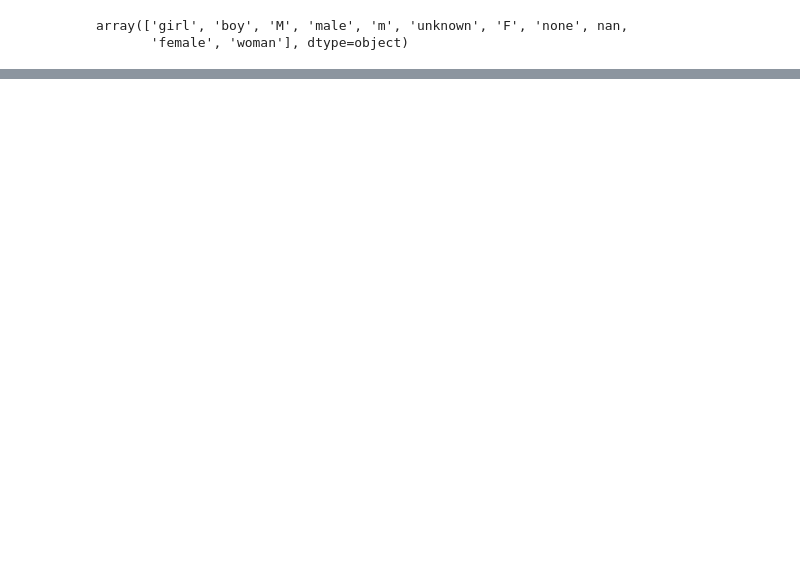
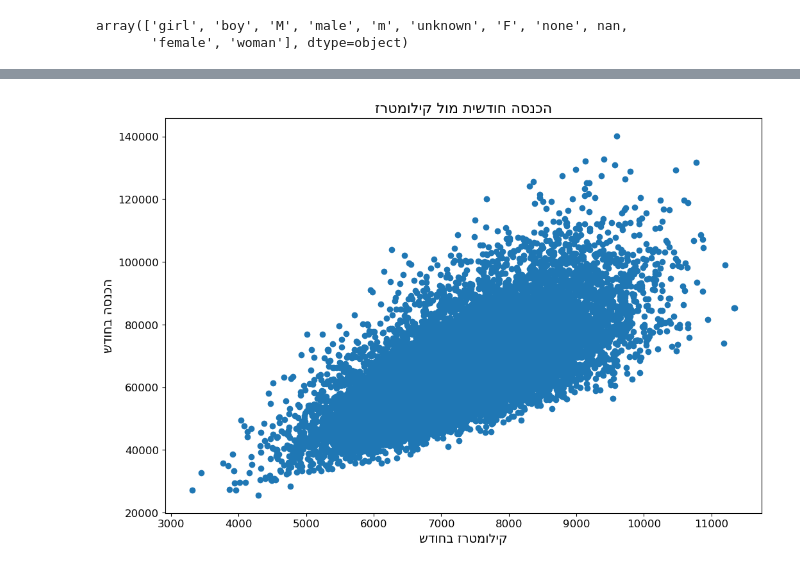
Before and after one commit to shalev-habany/CV_training, a Jupyter notebook: basic/python/azrieli/azrieli_and_sons.ipynb, the cells around one changed output, grey strips where cells are left out. Drawn from its saved outputs; the diff is of its cells as text; code cells hidden in the pictures; blank space fills up the shorter version.

Commit message:
finished mr azrieli

```diff
--- a/basic/python/azrieli/azrieli_and_sons.ipynb
+++ b/basic/python/azrieli/azrieli_and_sons.ipynb
@@ -677,0 +719,4 @@ final_df.head()
+# %%
+summery = pd.read_csv("./data/Basic - Azrieli & Sons data/summery.csv")
+summery.drop(columns=['Unnamed: 0'], inplace=True)
+summery.head()
@@ -677,0 +730,3 @@ final_df.head()
+# %%
+summery.drop(summery['income_per_month'].idxmax(), inplace=True)
+summery.count()
@@ -677,0 +744,11 @@ final_df.head()
+# %%
+plt.figure(figsize=(12, 8))
+scatter = plt.scatter(summery['total_km_per_month'], summery['income_per_month'])
+plt.xlabel(get_display('קילומטרז בחודש'), fontsize=14)
+plt.ylabel(get_display('הכנסה בחודש'), fontsize=14)
+plt.title(get_display('הכנסה חודשית מול קילומטרז'), fontsize=16)
+plt.xticks(fontsize=12)
+plt.yticks(fontsize=12)
+plt.show()
+# %% [output]
+[figure, added]
```
Also changed, not shown: parts of 56 cells of this notebook, 1 other file.
